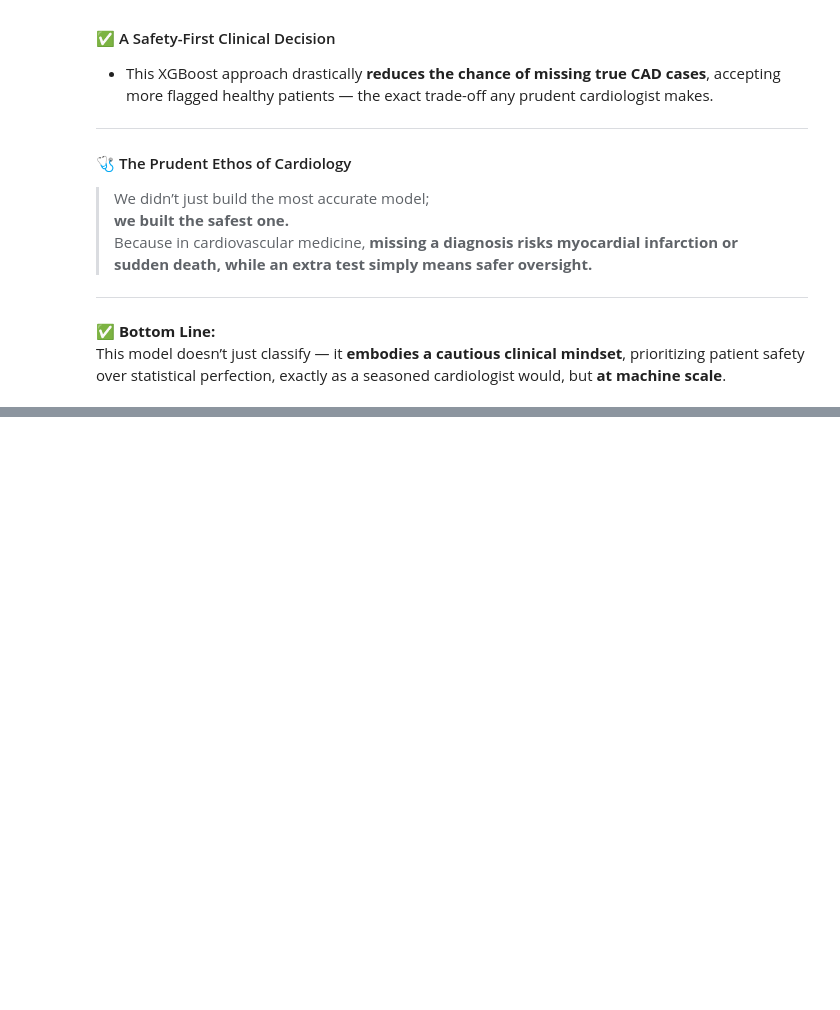
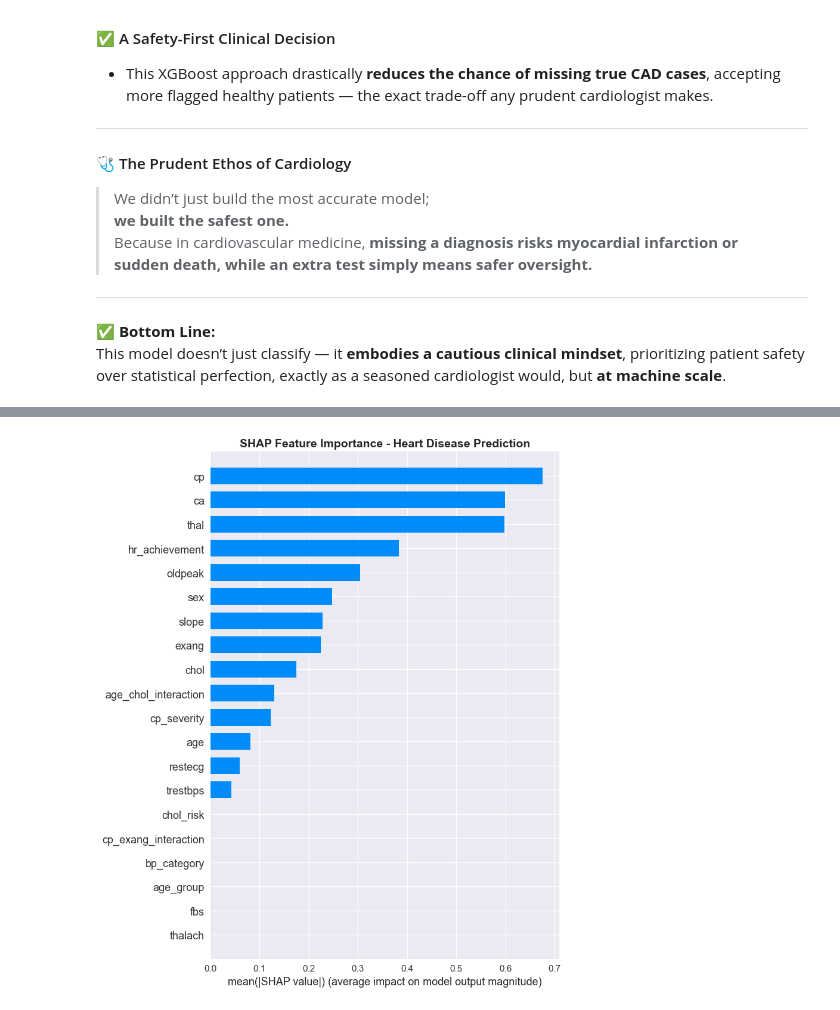
Before and after one commit to dr-ridwanoladipo/cardio-ai, a Jupyter notebook: notebooks/02_model_train_eval.ipynb, the cells around one changed output, grey strips where cells are left out. Saved outputs shown, nothing was run; the diff lists cells and outputs as text; code cells hidden in the pictures; blank space fills up the shorter version.

```diff
--- a/notebooks/02_model_train_eval.ipynb
+++ b/notebooks/02_model_train_eval.ipynb
@@ -402,0 +447,13 @@ This model doesn’t just classify — it **embodies a cautious clinical mindset
+# %%
+# SHAP Feature Importance Bar Plot
+
+plt.figure(figsize=(10, 8))
+shap.summary_plot(shap_values, X_test_scaled,
+                  feature_names=X_test_scaled.columns,
+                  plot_type="bar", show=False)
+plt.title('SHAP Feature Importance - Heart Disease Prediction',
+          fontsize=14, fontweight='bold')
+plt.tight_layout()
+plt.show()
+# %% [output]
+[figure, added]
```
Also changed, not shown: parts of 9 cells of this notebook.
